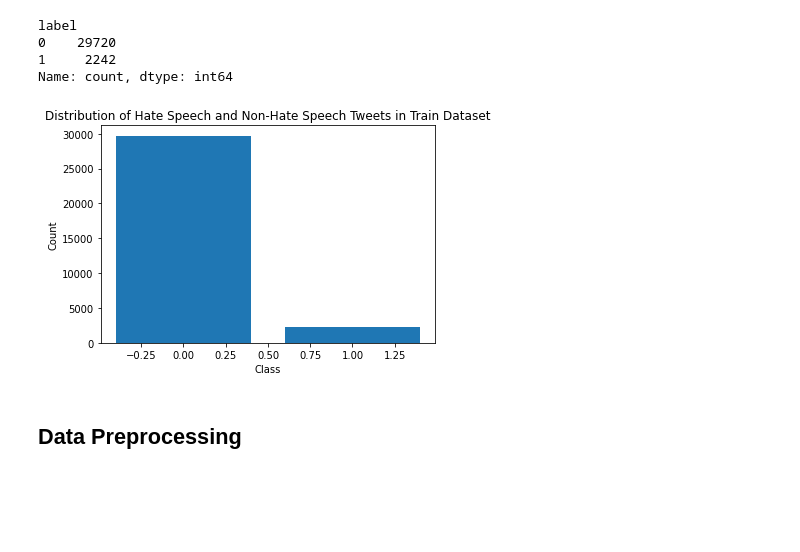
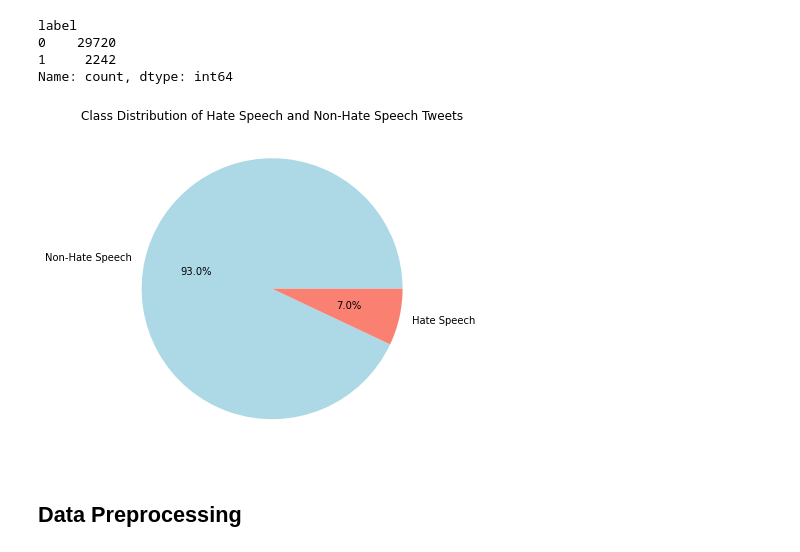
Before and after one commit to ZohraB612/NLP_Hate_Speech, a Jupyter notebook: Week 12/data_exploration.ipynb, the cells around one changed output. Drawn from its saved outputs; the diff is of its cells as text; code cells hidden in the pictures; blank space fills up the shorter version.

```diff
--- a/Week 12/data_exploration.ipynb
+++ b/Week 12/data_exploration.ipynb
@@ -105,15 +115,14 @@ label
 0    29720
 1     2242
 Name: count, dtype: int64
-# %%
-# Visualize the distribution of classes in the train dataset
-plt.bar(class_counts.index, class_counts.values)
-plt.xlabel('Class')
-plt.ylabel('Count')
-plt.title('Distribution of Hate Speech and Non-Hate Speech Tweets in Train Dataset')
-plt.show()
-# %% [output]
-[figure, removed]
+# %%
+# Plot the class distribution using a pie chart
+plt.figure(figsize=(6, 6))
+plt.pie(class_counts, labels=['Non-Hate Speech', 'Hate Speech'], autopct='%1.1f%%', colors=['lightblue', 'salmon'])
+plt.title('Class Distribution of Hate Speech and Non-Hate Speech Tweets')
+plt.show()
+# %% [output]
+[figure, added]
 # %% [markdown]
 ## Data Preprocessing
 # %% [markdown]
```
Also changed, not shown: parts of 38 cells of this notebook.
